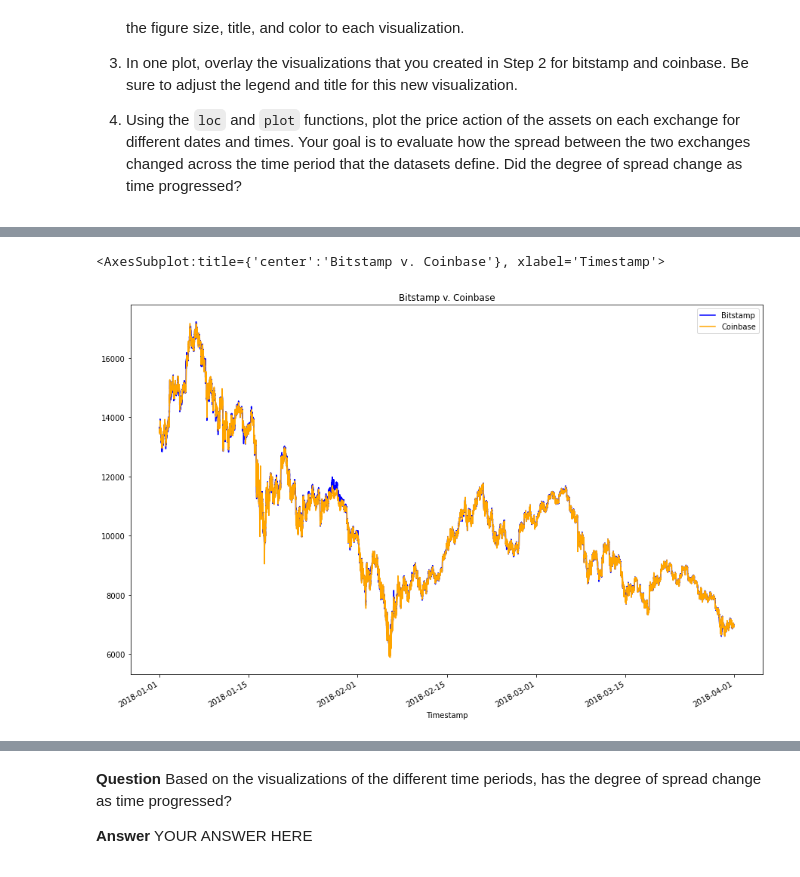
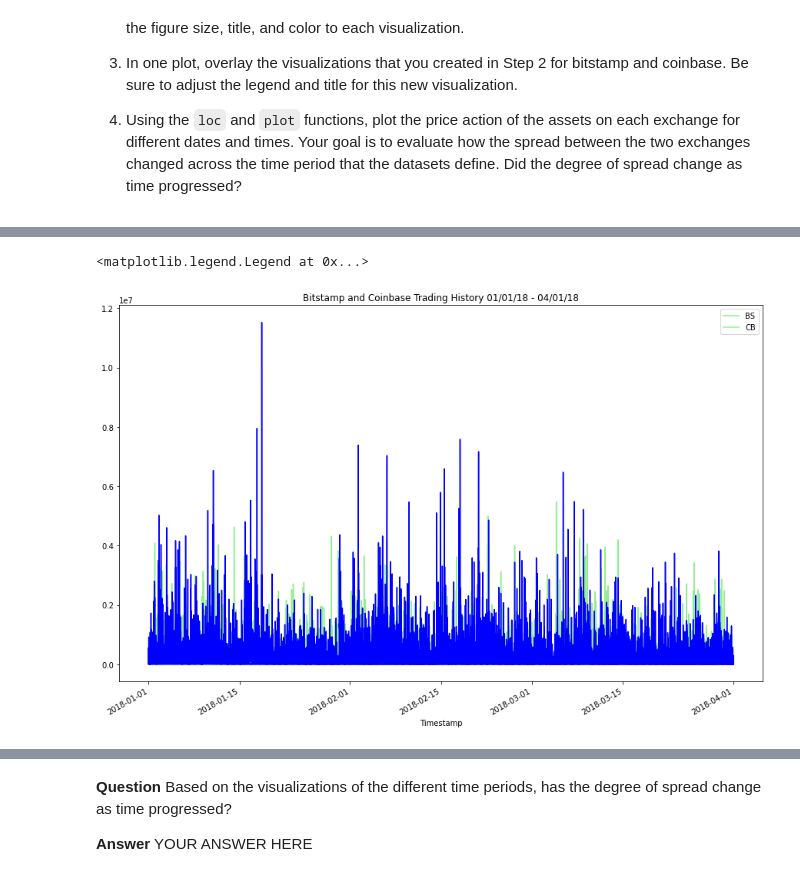
Before and after one commit to jojomani/BTC_Fin_Analysis, a Jupyter notebook: crypto_arbitrage.ipynb, the cells around one changed output, grey strips where cells are left out. Saved outputs shown, nothing was run; the diff lists cells and outputs as text; code cells hidden in the pictures.

```diff
--- a/crypto_arbitrage.ipynb
+++ b/crypto_arbitrage.ipynb
@@ -361,11 +373,17 @@ Sort through the time series data associated with the bitstamp and coinbase Data
 # %%
 # Overlay the visualizations for the bitstamp and coinbase DataFrames in one plot
 # The plot should visualize the prices over the full lenth of the dataset
 # Be sure to include the parameters: legend, figure size, title, and color and label
-# YOUR CODE HERE
+# Set the figure and plot the different datasets as multiple trends on the same figure
+
+ax = bitstamp_df.plot(figsize=(15, 10), color="lightgreen", title='Bitstamp and Coinbase Trading History 01/01/18 - 04/01/18')
+coinbase_df.plot(ax=ax, color="blue")
+
+# Set the legend of the figure
+ax.legend(["BS", "CB"])
 # %% [output]
-<AxesSubplot:title={'center':'Bitstamp v. Coinbase'}, xlabel='Timestamp'>
+<matplotlib.legend.Legend at 0x...>
-[figure, old version]
+[figure, new version]
 # %%
 # Using the loc and plot functions, create an overlay plot that visualizes
 # the price action of both DataFrames for a one month period early in the dataset
```
Also changed, not shown: parts of 26 cells of this notebook.
